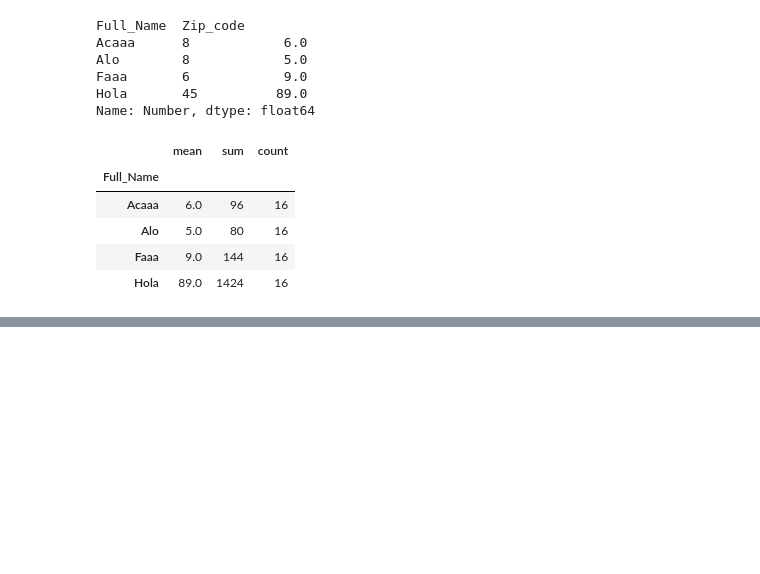
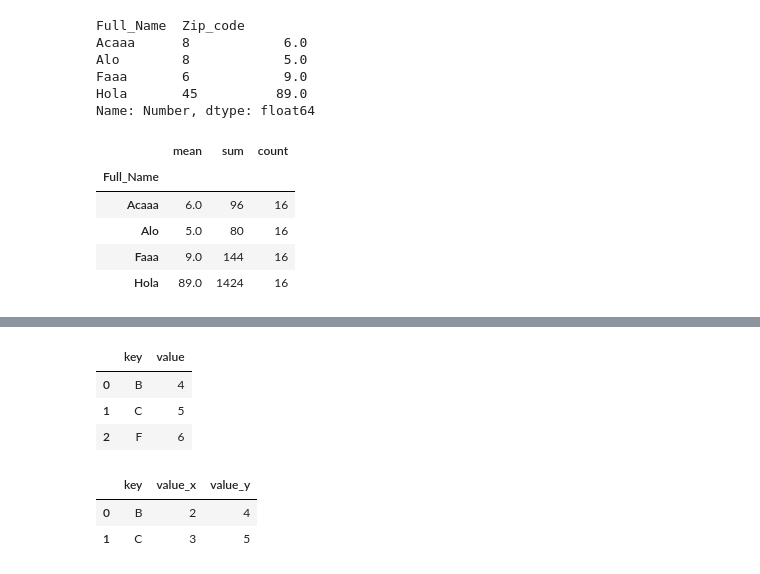
Before and after one commit to BrayanFlores21/python_ml_course, a Jupyter notebook: 10. Data Analysis/10.3-analysis.ipynb, the cells around one changed output, grey strips where cells are left out. Cells and saved outputs as stored; diff of their text form; code cells hidden in the pictures; blank space fills up the shorter version.

```diff
--- a/10. Data Analysis/10.3-analysis.ipynb
+++ b/10. Data Analysis/10.3-analysis.ipynb
@@ -186,0 +199,7 @@ grouped_agg
+# %%
+df2
+# %% [output]
+|  | key | value |
+| 0 | B | 4 |
+| 1 | C | 5 |
+| 2 | F | 6 |
@@ -186,0 +208,6 @@ grouped_agg
+# %%
+df3
+# %% [output]
+|  | key | value_x | value_y |
+| 0 | B | 2 | 4 |
+| 1 | C | 3 | 5 |
```
Also changed, not shown: parts of 6 cells of this notebook.
